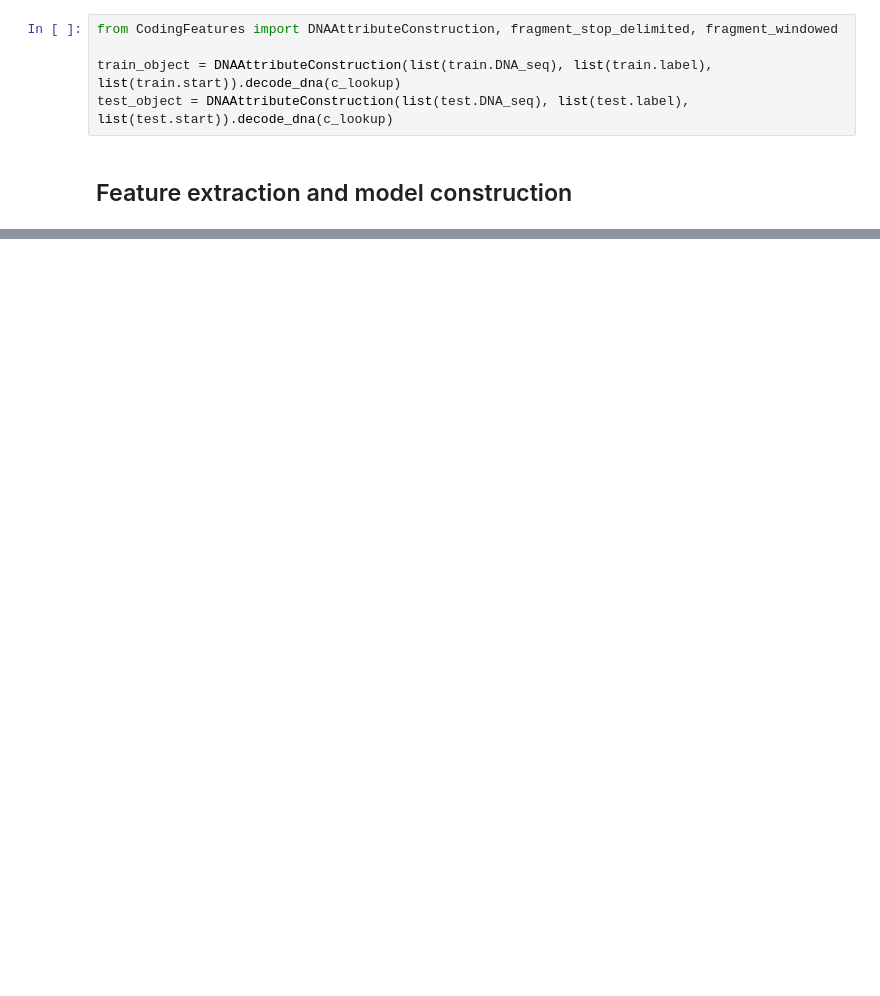
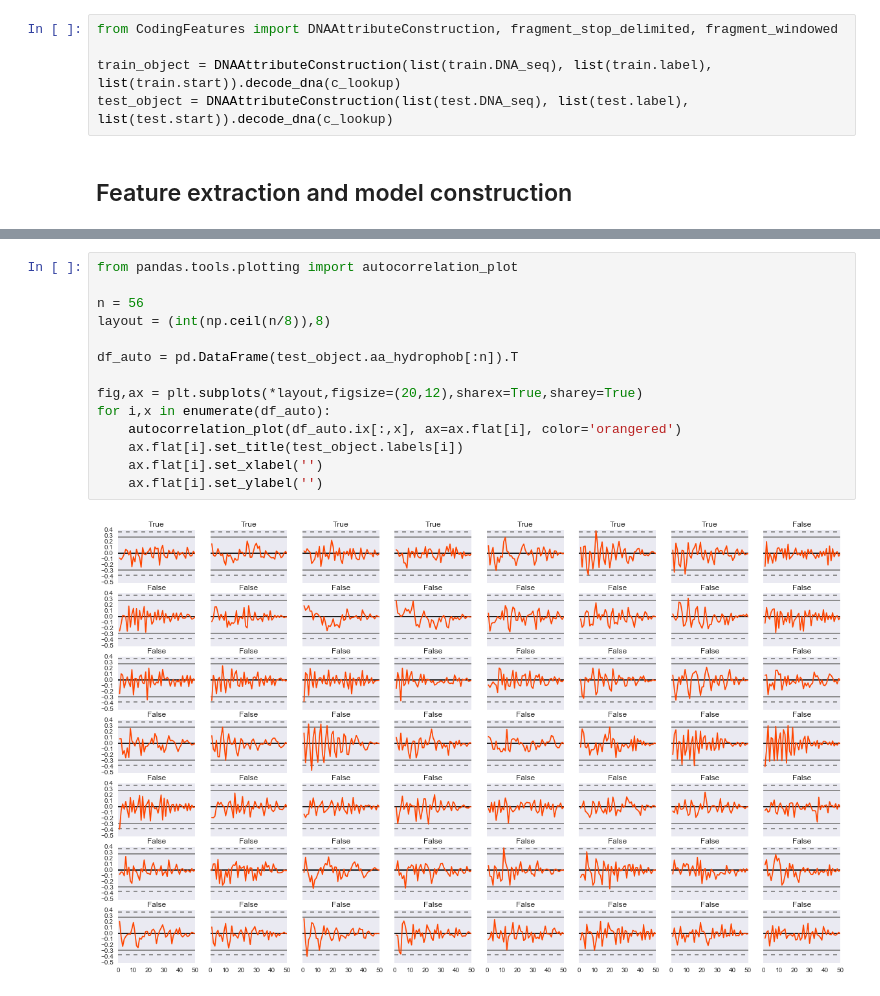
Before and after one commit to EndyLab/ShadowProteome, a Jupyter notebook: src/FeatureEngineering_v01.ipynb, the cells around one changed output, grey strips where cells are left out. Drawn from its saved outputs; the diff is of its cells as text; blank space fills up the shorter version.

```diff
--- a/src/FeatureEngineering_v01.ipynb
+++ b/src/FeatureEngineering_v01.ipynb
@@ -264,0 +261,16 @@ ax.scatter(summary.n[1:], summary.avg[1:], color='magenta', alpha=.5, s=10)
+# %%
+from pandas.tools.plotting import autocorrelation_plot
+
+n = 56
+layout = (int(np.ceil(n/8)),8)
+
+df_auto = pd.DataFrame(test_object.aa_hydrophob[:n]).T
+
+fig,ax = plt.subplots(*layout,figsize=(20,12),sharex=True,sharey=True)
+for i,x in enumerate(df_auto):
+    autocorrelation_plot(df_auto.ix[:,x], ax=ax.flat[i], color='orangered')
+    ax.flat[i].set_title(test_object.labels[i])
+    ax.flat[i].set_xlabel('')
+    ax.flat[i].set_ylabel('')
+# %% [output]
+[figure, added]
```
Also changed, not shown: parts of 42 cells of this notebook, 5 other files.
